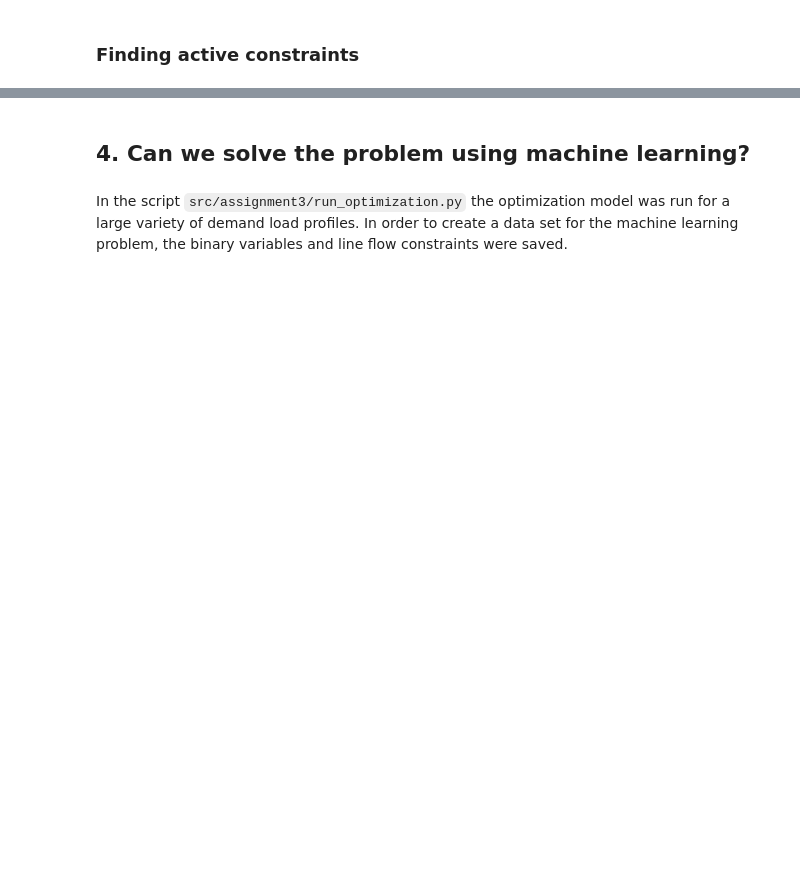
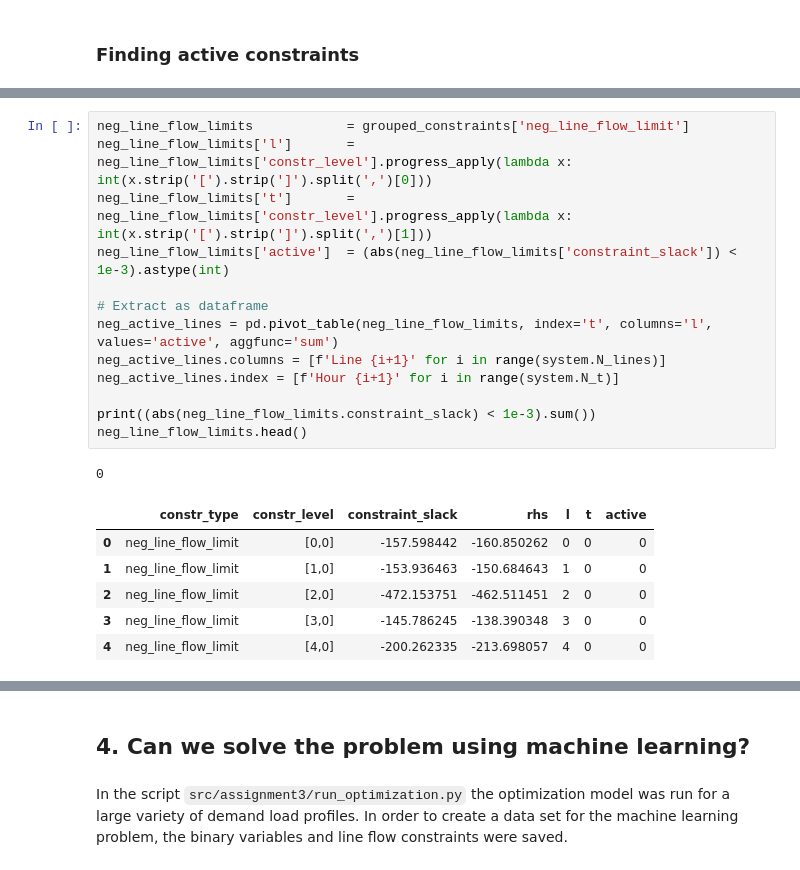
Before and after one commit to albertkjoller/ml-energy-systems, a Jupyter notebook: src/assignment3/notebooks/explainer_notebook.ipynb, the cells around one changed output, grey strips where cells are left out. Cells and saved outputs as stored; diff of their text form; blank space fills up the shorter version.

```diff
--- a/src/assignment3/notebooks/explainer_notebook.ipynb
+++ b/src/assignment3/notebooks/explainer_notebook.ipynb
@@ -493 +593,22 @@ line_flow_limits
+# %%
+neg_line_flow_limits            = grouped_constraints['neg_line_flow_limit']
+neg_line_flow_limits['l']       = neg_line_flow_limits['constr_level'].progress_apply(lambda x: int(x.strip('[').strip(']').split(',')[0]))
+neg_line_flow_limits['t']       = neg_line_flow_limits['constr_level'].progress_apply(lambda x: int(x.strip('[').strip(']').split(',')[1]))
+neg_line_flow_limits['active']  = (abs(neg_line_flow_limits['constraint_slack']) < 1e-3).astype(int)
+
+# Extract as dataframe
+neg_active_lines = pd.pivot_table(neg_line_flow_limits, index='t', columns='l', values='active', aggfunc='sum')
+neg_active_lines.columns = [f'Line {i+1}' for i in range(system.N_lines)]
+neg_active_lines.index = [f'Hour {i+1}' for i in range(system.N_t)]
+
+print((abs(neg_line_flow_limits.constraint_slack) < 1e-3).sum())
+neg_line_flow_limits.head()
+# %% [output]
+0
+|  | constr_type | constr_level | constraint_slack | rhs | l | t | active |
+| 0 | neg_line_flow_limit | [0,0] | -157.598442 | -160.850262 | 0 | 0 | 0 |
+| 1 | neg_line_flow_limit | [1,0] | -153.936463 | -150.684643 | 1 | 0 | 0 |
+| 2 | neg_line_flow_limit | [2,0] | -472.153751 | -462.511451 | 2 | 0 | 0 |
+| 3 | neg_line_flow_limit | [3,0] | -145.786245 | -138.390348 | 3 | 0 | 0 |
+| 4 | neg_line_flow_limit | [4,0] | -200.262335 | -213.698057 | 4 | 0 | 0 |
 # %%
```
Also changed, not shown: parts of 27 cells of this notebook, 12 other files.
